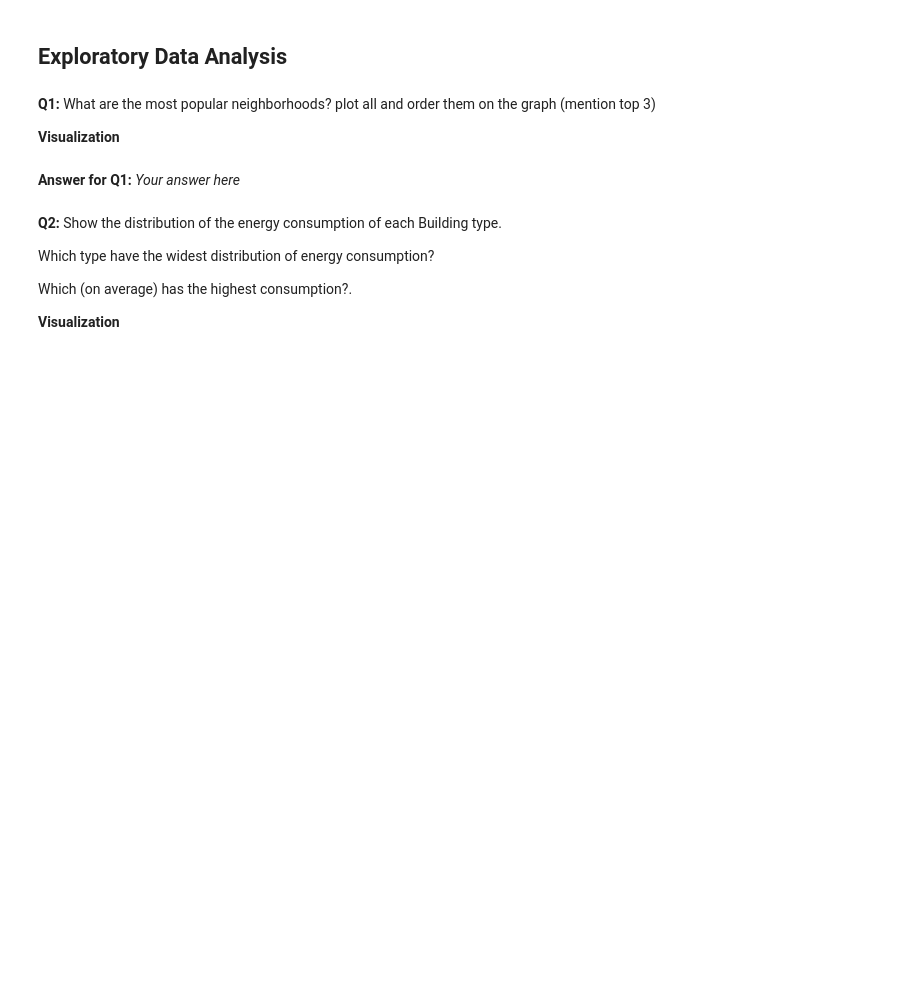
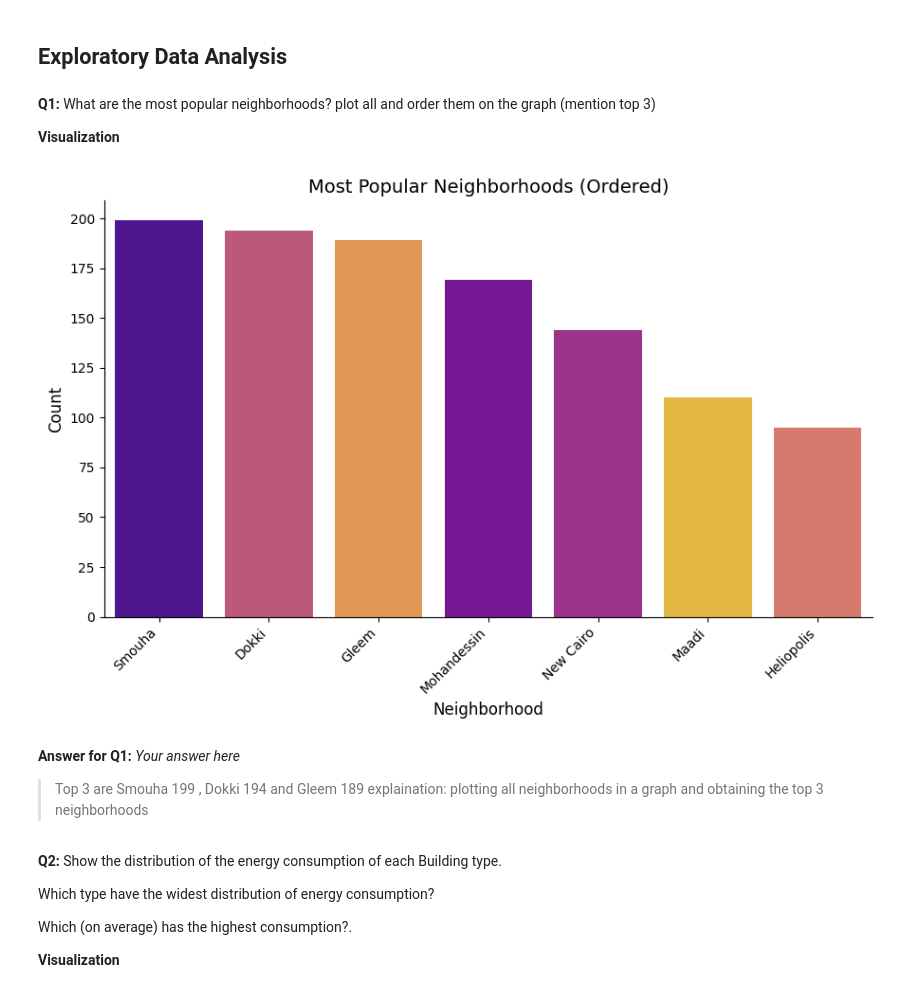
Before and after one commit to farahehab1/farah, a Jupyter notebook: Regression_Mini-Project.ipynb, the cells around one changed output. Saved outputs shown, nothing was run; the diff lists cells and outputs as text; code cells hidden in the pictures; blank space fills up the shorter version.

```diff
--- a/Regression_Mini-Project.ipynb
+++ b/Regression_Mini-Project.ipynb
@@ -156,8 +161,32 @@ msno.matrix(df)
 **Q1:** What are the most popular neighborhoods? plot all and order them on the graph (mention top 3)
 
 **Visualization**
+# %%
+order = df['Neighborhood'].value_counts().index
+sns.catplot(
+    x='Neighborhood',
+    hue='Neighborhood',
+    kind='count',
+    data=df,
+    order=order,
+    palette='plasma',
+    legend=False,
+    height=6, aspect=1.5
+)
+
+plt.title('Most Popular Neighborhoods (Ordered)', fontsize=14)
+plt.xlabel('Neighborhood', fontsize=12)
+plt.ylabel('Count', fontsize=12)
+plt.xticks(rotation=45, ha='right')
+plt.tight_layout()
+plt.show()
+# %% [output]
+[figure, added]
 # %% [markdown]
 **Answer for Q1:** _Your answer here_
+
+> Top 3 are Smouha 199 , Dokki 194 and Gleem 189
+explaination: plotting all neighborhoods in a graph and obtaining the top 3 neighborhoods
 # %% [markdown]
 **Q2:** Show the distribution of the energy consumption of each Building type.
 
```
Also changed, not shown: parts of 17 cells of this notebook.
